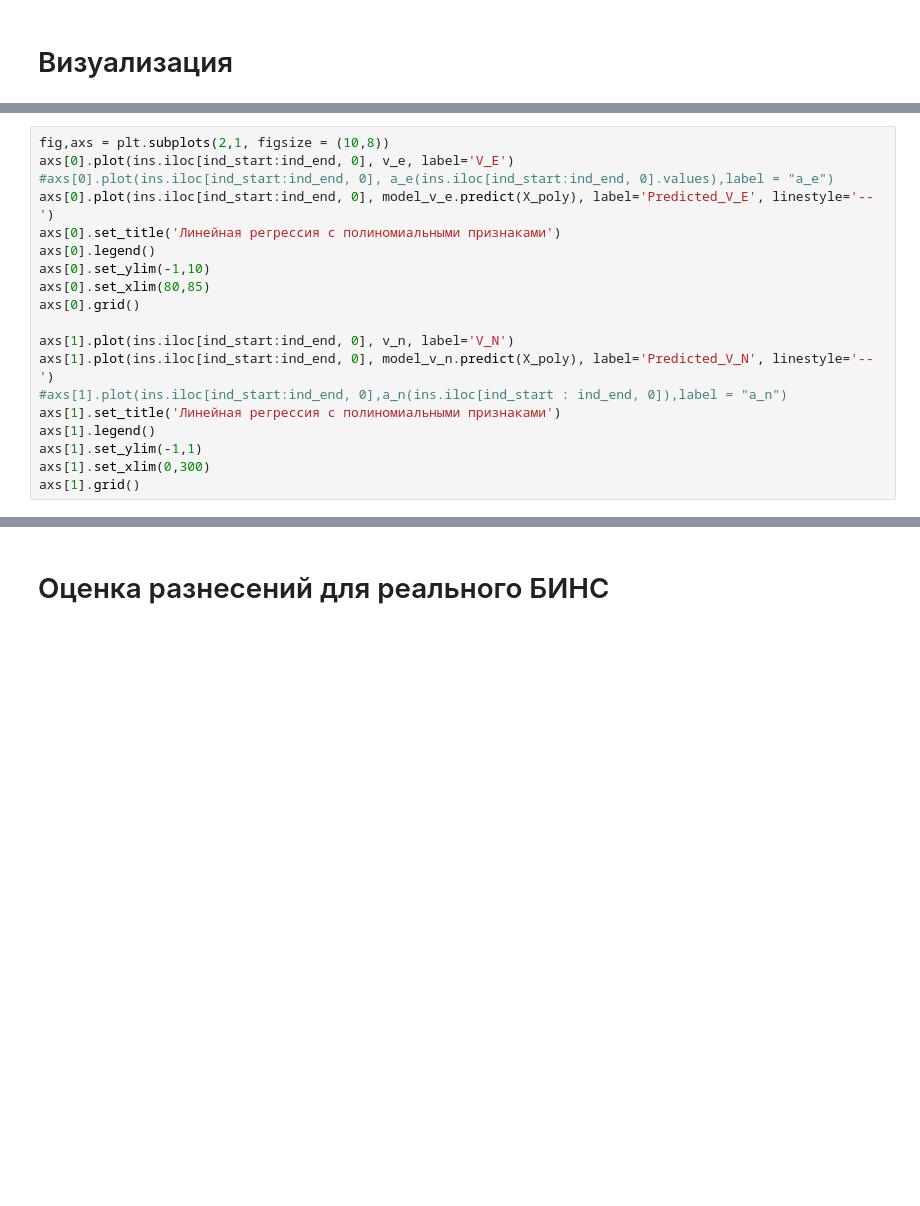
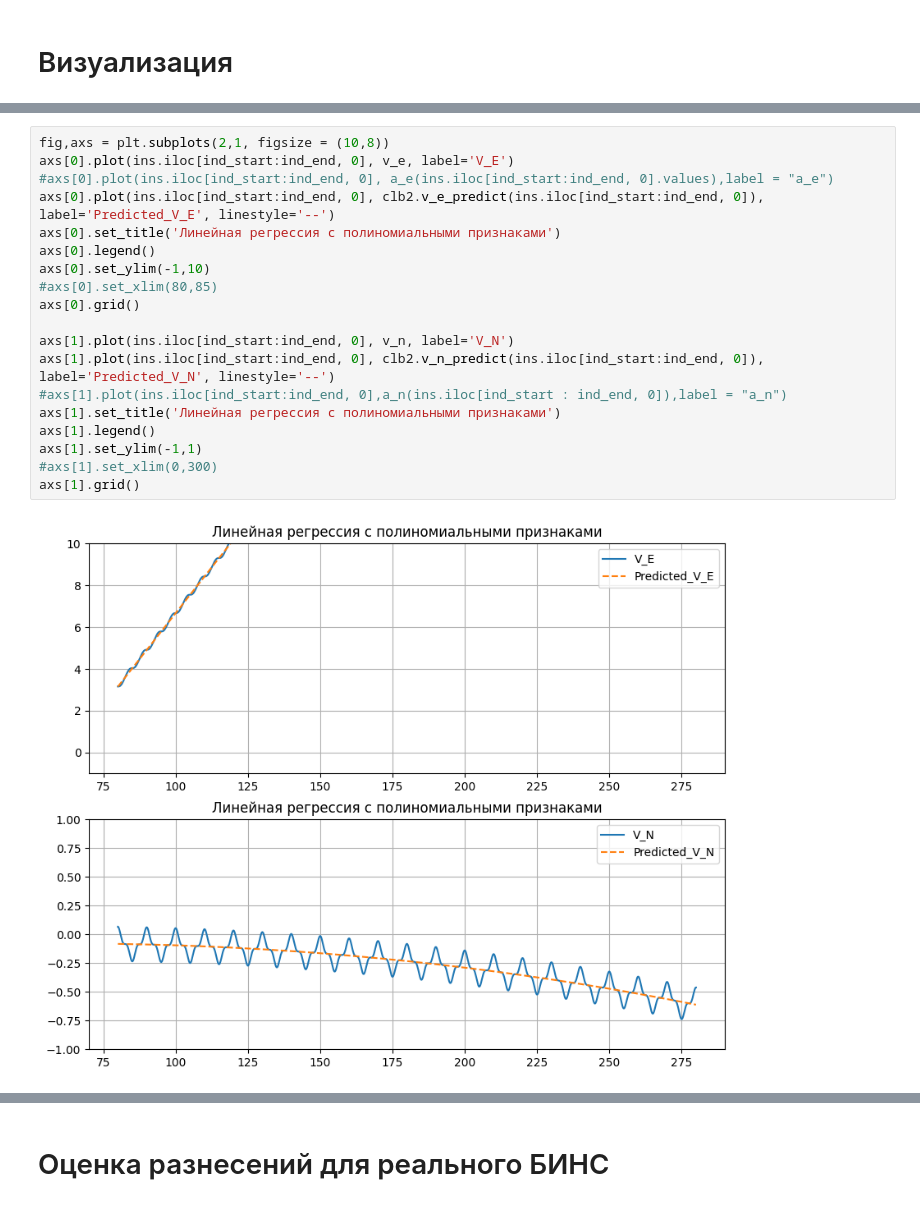
Before and after one commit to graphoman1535/Inav, a Jupyter notebook: Inav_analys.ipynb, the cells around one changed output, grey strips where cells are left out. Saved outputs shown, nothing was run; the diff lists cells and outputs as text; blank space fills up the shorter version.

```diff
--- a/Inav_analys.ipynb
+++ b/Inav_analys.ipynb
@@ -179,22 +220,24 @@ None
-# %%
-fig,axs = plt.subplots(2,1, figsize = (10,8))
-axs[0].plot(ins.iloc[ind_start:ind_end, 0], v_e, label='V_E')
-#axs[0].plot(ins.iloc[ind_start:ind_end, 0], a_e(ins.iloc[ind_start:ind_end, 0].values),label = "a_e")
-axs[0].plot(ins.iloc[ind_start:ind_end, 0], model_v_e.predict(X_poly), label='Predicted_V_E', linestyle='--')
-axs[0].set_title('Линейная регрессия с полиномиальными признаками')
-axs[0].legend()
-axs[0].set_ylim(-1,10)
-axs[0].set_xlim(80,85)
-axs[0].grid()
-
-axs[1].plot(ins.iloc[ind_start:ind_end, 0], v_n, label='V_N')
-axs[1].plot(ins.iloc[ind_start:ind_end, 0], model_v_n.predict(X_poly), label='Predicted_V_N', linestyle='--')
-#axs[1].plot(ins.iloc[ind_start:ind_end, 0],a_n(ins.iloc[ind_start : ind_end, 0]),label = "a_n")
-axs[1].set_title('Линейная регрессия с полиномиальными признаками')
-axs[1].legend()
-axs[1].set_ylim(-1,1)
-axs[1].set_xlim(0,300)
-axs[1].grid()
+# %%
+fig,axs = plt.subplots(2,1, figsize = (10,8))
+axs[0].plot(ins.iloc[ind_start:ind_end, 0], v_e, label='V_E')
+#axs[0].plot(ins.iloc[ind_start:ind_end, 0], a_e(ins.iloc[ind_start:ind_end, 0].values),label = "a_e")
+axs[0].plot(ins.iloc[ind_start:ind_end, 0], clb2.v_e_predict(ins.iloc[ind_start:ind_end, 0]), label='Predicted_V_E', linestyle='--')
+axs[0].set_title('Линейная регрессия с полиномиальными признаками')
+axs[0].legend()
+axs[0].set_ylim(-1,10)
+#axs[0].set_xlim(80,85)
+axs[0].grid()
+
+axs[1].plot(ins.iloc[ind_start:ind_end, 0], v_n, label='V_N')
+axs[1].plot(ins.iloc[ind_start:ind_end, 0], clb2.v_n_predict(ins.iloc[ind_start:ind_end, 0]), label='Predicted_V_N', linestyle='--')
+#axs[1].plot(ins.iloc[ind_start:ind_end, 0],a_n(ins.iloc[ind_start : ind_end, 0]),label = "a_n")
+axs[1].set_title('Линейная регрессия с полиномиальными признаками')
+axs[1].legend()
+axs[1].set_ylim(-1,1)
+#axs[1].set_xlim(0,300)
+axs[1].grid()
+# %% [output]
+[figure, added]
 # %%
 #График скороксти V_E и V_N
 fig, axs = plt.subplots(1,1 ,figsize = (12,6))
```
Also changed, not shown: parts of 20 cells of this notebook.
